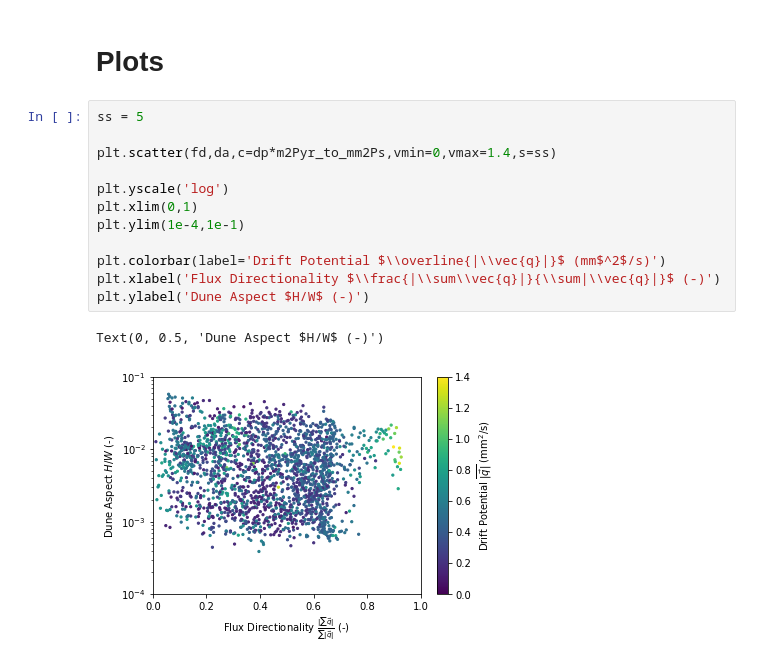
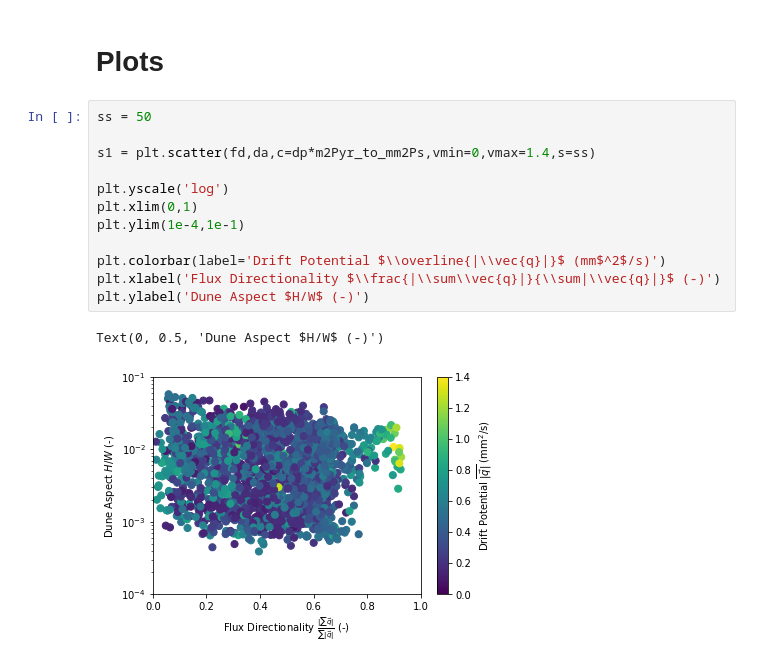
Before and after one commit to geomorphlab/medaes, a Jupyter notebook: day1/day1.ipynb, the cells around one changed output. Saved outputs shown, nothing was run; the diff lists cells and outputs as text.

```diff
--- a/day1/day1.ipynb
+++ b/day1/day1.ipynb
@@ -31,17 +31,17 @@ da = duneaspect(h,w)
 # %% [markdown]
 # Plots
 # %%
-ss = 5
+ss = 50
 
-plt.scatter(fd,da,c=dp*m2Pyr_to_mm2Ps,vmin=0,vmax=1.4,s=ss)
+s1 = plt.scatter(fd,da,c=dp*m2Pyr_to_mm2Ps,vmin=0,vmax=1.4,s=ss)
 
 plt.yscale('log')
 plt.xlim(0,1)
 plt.ylim(1e-4,1e-1)
 
 plt.colorbar(label='Drift Potential $\\overline{|\\vec{q}|}$ (mm$^2$/s)')
 plt.xlabel('Flux Directionality $\\frac{|\\sum\\vec{q}|}{\\sum|\\vec{q}|}$ (-)')
 plt.ylabel('Dune Aspect $H/W$ (-)')
 # %% [output]
 Text(0, 0.5, 'Dune Aspect $H/W$ (-)')
-[figure, old version]
+[figure, new version]
```
Also changed, not shown: 5 other files.
